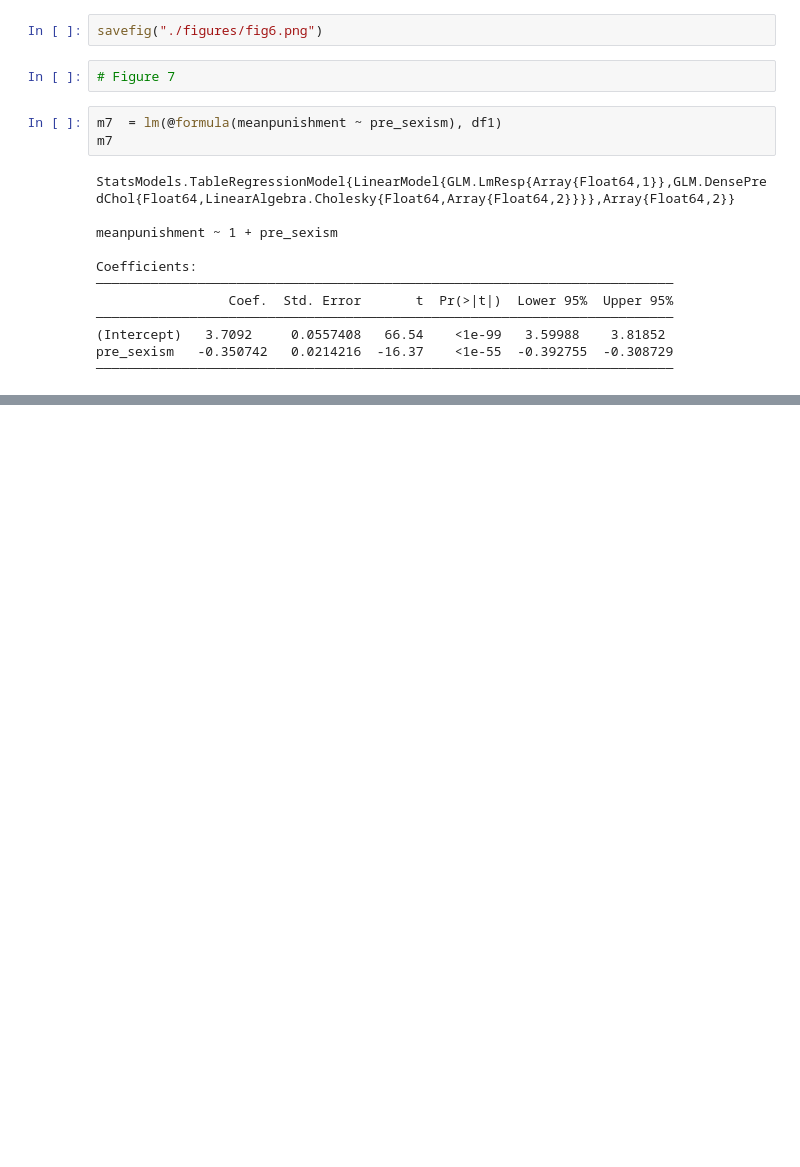
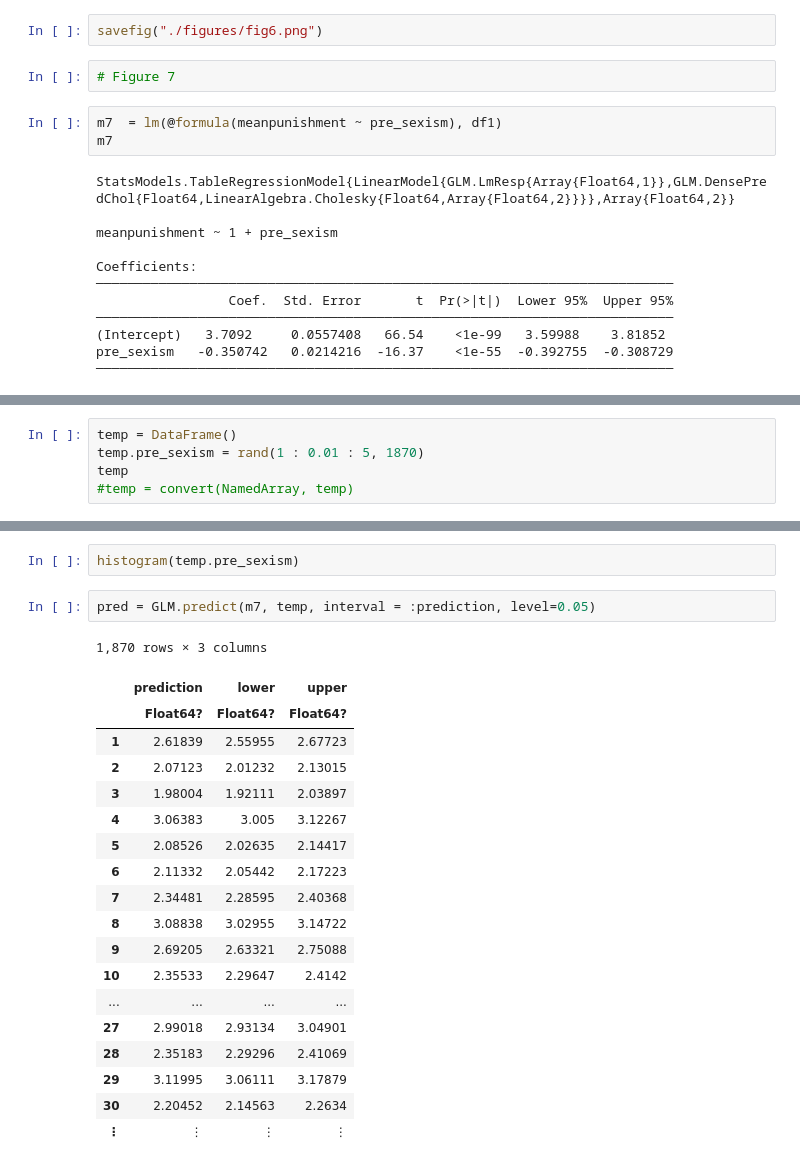
Before and after one commit to mattcingram/rep1_julia, a Jupyter notebook: code/rep1_julia.ipynb, the cells around one changed output, grey strips where cells are left out. Saved outputs shown, nothing was run; the diff lists cells and outputs as text; blank space fills up the shorter version.

```diff
--- a/code/rep1_julia.ipynb
+++ b/code/rep1_julia.ipynb
@@ -1995,0 +2004,5 @@ plot(temp.err, size=(1600,1600))
+# %%
+temp = DataFrame()
+temp.pre_sexism = rand(1 : 0.01 : 5, 1870)
+temp
+#temp = convert(NamedArray, temp)
@@ -1995,0 +2029,24 @@ plot(temp.err, size=(1600,1600))
+# %%
+histogram(temp.pre_sexism)
+# %%
+pred = GLM.predict(m7, temp, interval = :prediction, level=0.05)
+# %% [output]
+1,870 rows × 3 columns
+|  | prediction | lower | upper |
+|  | Float64? | Float64? | Float64? |
+| 1 | 2.61839 | 2.55955 | 2.67723 |
+| 2 | 2.07123 | 2.01232 | 2.13015 |
+| 3 | 1.98004 | 1.92111 | 2.03897 |
+| 4 | 3.06383 | 3.005 | 3.12267 |
+| 5 | 2.08526 | 2.02635 | 2.14417 |
+| 6 | 2.11332 | 2.05442 | 2.17223 |
+| 7 | 2.34481 | 2.28595 | 2.40368 |
+| 8 | 3.08838 | 3.02955 | 3.14722 |
+| 9 | 2.69205 | 2.63321 | 2.75088 |
+| 10 | 2.35533 | 2.29647 | 2.4142 |
+| ... | ... | ... | ... |
+| 27 | 2.99018 | 2.93134 | 3.04901 |
+| 28 | 2.35183 | 2.29296 | 2.41069 |
+| 29 | 3.11995 | 3.06111 | 3.17879 |
+| 30 | 2.20452 | 2.14563 | 2.2634 |
+| ⋮ | ⋮ | ⋮ | ⋮ |
```
Also changed, not shown: parts of 14 cells of this notebook.
